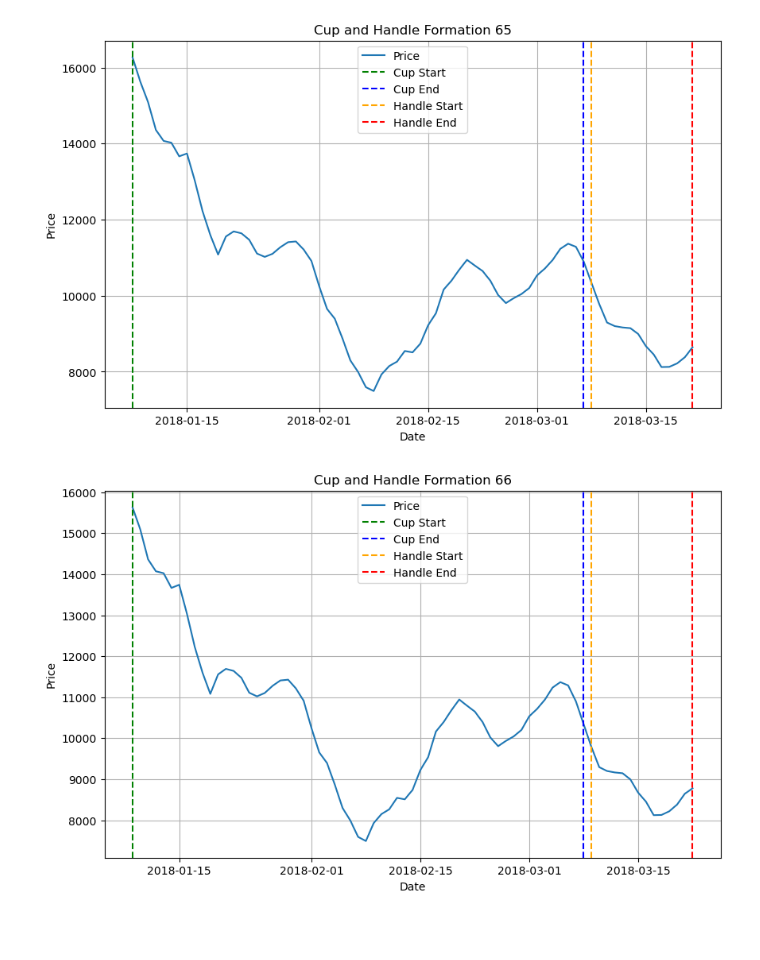
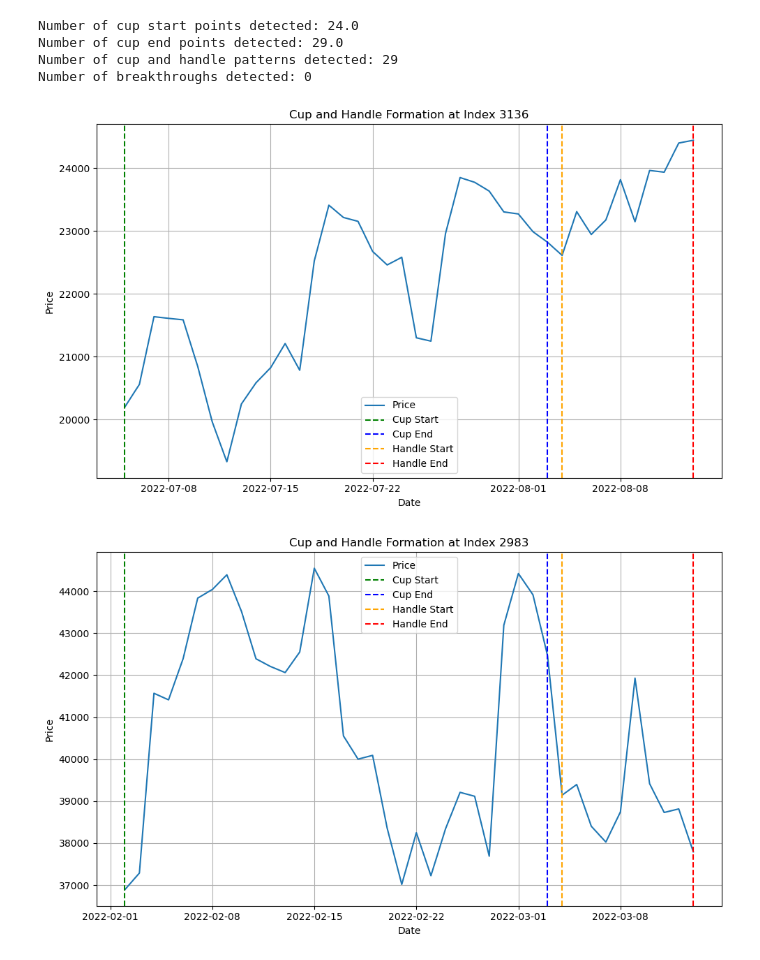
Before and after one commit to ArthurChan-1111/Bitcoin_prediction, a Jupyter notebook: Cup_and_handle.ipynb, the cells around one changed output. Cells and saved outputs as stored; diff of their text form; code cells hidden in the pictures; blank space fills up the shorter version.

Commit message:
fixing data source of cup and handle and delete the excess data source

```diff
--- a/Cup_and_handle.ipynb
+++ b/Cup_and_handle.ipynb
@@ -36,7 +36,7 @@ def quadratic(x, a, b, c):
     return a * x**2 + b * x + c
 
 # Function to check for an upside trend before the cup
-def has_upside_trend(prices, idx, lookback=21, min_increase=0.50):
+def has_upside_trend(prices, idx, lookback=7, min_increase=0.50):
     if idx < lookback:
         return False  # Not enough data for the lookback period
     recent_prices = prices[idx - lookback:idx]
@@ -44,7 +44,7 @@ def has_upside_trend(prices, idx, lookback=21, min_increase=0.50):
     return avg_increase >= min_increase
 
 # Function to check for a valid cup formation with quadratic verification
-def is_valid_cup(prices, tolerance=0.03, min_drop=0.05):
+def is_valid_cup(prices, tolerance=0.01, min_drop=0.05):
     x = np.arange(len(prices))  # X-axis values (time indices)
     left_edge = prices[0]  # Left edge of the cup
     right_edge = prices[-1]  # Right edge of the cup
@@ -70,7 +70,7 @@ def is_valid_cup(prices, tolerance=0.03, min_drop=0.05):
 
         # Check if the minimum point of the quadratic curve aligns with the bottom
         min_idx = -b / (2 * a)
-        if abs(min_idx - bottom_idx) > len(prices) * 0.1:  # Allow a 10% deviation
+        if abs(min_idx - bottom_idx) > len(prices) * 0.05:  # Allow a 5% deviation
             return False
     except:
         return False
@@ -104,7 +104,7 @@ def has_breakthrough(prices, handle_end_idx):
             return True
     return False
 
-btc_data["7MA"] = btc_data["Close"].rolling(window=7).mean()
+btc_data["7MA"] = btc_data["Price"].rolling(window=7).mean()
 
 # Detect cup and handle patterns in the price data
 btc_data["Cup_Formation"] = 0
@@ -118,11 +118,11 @@ for idx in range(len(btc_data) - 60):  # Ensure enough data for a 30-day window
     for period in range(14, 60):  # Check for periods between 14 and 60 days
         if idx + period < len(btc_data):
             cup_prices = prices[idx:idx + period]
-            if has_upside_trend(prices, idx, lookback=7, min_increase=0.10) and is_valid_cup(cup_prices, tolerance=0.03, min_drop=0.05):
+            if has_upside_trend(prices, idx, lookback=7, min_increase=0.10) and is_valid_cup(cup_prices, tolerance=0.01, min_drop=0.05):
                 cup_bottom = min(cup_prices)
                 cup_height = max(cup_prices[0], cup_prices[-1])
                 btc_data.loc[idx + period - 1, "Cup_Formation"] = 1  # Mark the rightmost position of the cup
-                btc_data.loc[idx, "Cup_Start"] = 1  # Mark the starting point of the cup
+                btc_data.loc[idx + 7, "Cup_Start"] = 1  # Mark the starting point of the cup
                 btc_data.loc[idx + period - 1, "Cup_End"] = 1  # Mark the ending point of the cup
 
                 # Check for handle formation
@@ -137,32 +137,65 @@ for idx in range(len(btc_data) - 60):  # Ensure enough data for a 30-day window
                             if has_breakthrough(prices, handle_start_idx + handle_period - 1):
                                 btc_data.loc[handle_start_idx + handle_period - 1, "Breakthrough"] = 1
                             break
+# %%
+# number of cup start and end points detected
+cup_start_points = btc_data["Cup_Start"].sum()
+cup_end_points = btc_data["Cup_End"].sum()
+print(f"Number of cup start points detected: {cup_start_points}")
+print(f"Number of cup end points detected: {cup_end_points}")
+
+# number of patterns detected
+patterns_detected = btc_data["Cup_Formation"].sum()
+print(f"Number of cup and handle patterns detected: {patterns_detected}")
+
+# number of breakthroughs detected
+breakthroughs_detected = btc_data["Breakthrough"].sum()
+print(f"Number of breakthroughs detected: {breakthroughs_detected}")
+# %% [output]
+Number of cup start points detected: 24.0
+Number of cup end points detected: 29.0
+Number of cup and handle patterns detected: 29
+Number of breakthroughs detected: 0
 # %%
 # Plot the first 5 cup and handle formations
 import matplotlib.pyplot as plt
 
 # Filter the rows where a cup formation is detected
-cup_indices = btc_data[btc_data["Cup_Formation"] == 1].index[:10]
+cup_indices = btc_data[btc_data["Cup_Formation"] == 1].index[:5]
+
+# Define period and handle_period for plotting
+period = 30  # Example value, adjust as needed
+handle_period = 10  # Example value, adjust as needed
 
 # Plot the first 5 cup and handle formations
 for idx in cup_indices:
     start_idx = idx - period + 1  # Start of the cup
     end_idx = idx  # End of the cup
     handle_start_idx = idx + 1  # Start of the handle
     handle_end_idx = handle_start_idx + handle_period - 1  # End of the handle
 
+    # Validate indices
+    if start_idx < 0 or handle_end_idx >= len(btc_data):
+        continue
+
+    # Plot the data
     plt.figure(figsize=(10, 6))
-    plt.plot(btc_data["Open time"][start_idx:handle_end_idx + 1], prices[start_idx:handle_end_idx + 1], label="Price")
-    plt.axvline(btc_data["Open time"][start_idx], color="green", linestyle="--", label="Cup Start")
-    plt.axvline(btc_data["Open time"][end_idx], color="blue", linestyle="--", label="Cup End")
-    plt.axvline(btc_data["Open time"][handle_start_idx], color="orange", linestyle="--", label="Handle Start")
-    plt.axvline(btc_data["Open time"][handle_end_idx], color="red", linestyle="--", label="Handle End")
-    plt.title(f"Cup and Handle Formation {idx}")
+    plt.plot(
+        btc_data["Date"].iloc[start_idx:handle_end_idx + 1],
+        btc_data["Price"].iloc[start_idx:handle_end_idx + 1],
+        label="Price"
+    )
+    plt.axvline(btc_data["Date"].iloc[start_idx], color="green", linestyle="--", label="Cup Start")
+    plt.axvline(btc_data["Date"].iloc[end_idx], color="blue", linestyle="--", label="Cup End")
+    plt.axvline(btc_data["Date"].iloc[handle_start_idx], color="orange", linestyle="--", label="Handle Start")
+    plt.axvline(btc_data["Date"].iloc[handle_end_idx], color="red", linestyle="--", label="Handle End")
+    plt.title(f"Cup and Handle Formation at Index {idx}")
     plt.xlabel("Date")
     plt.ylabel("Price")
     plt.legend()
     plt.grid()
+    plt.tight_layout()
     plt.show()
 # %% [output]
-[figure, old version]
+[figure, new version]
-[figure, old version]
+[figure, new version]
```
Also changed, not shown: parts of 2 cells of this notebook, 1 other file.
